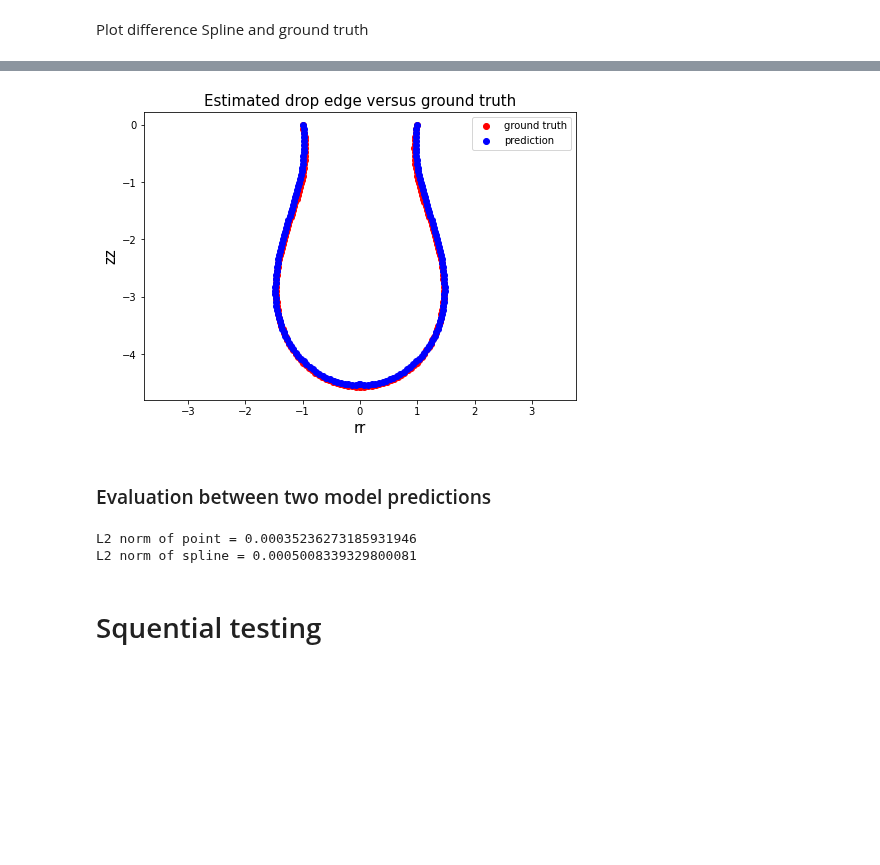
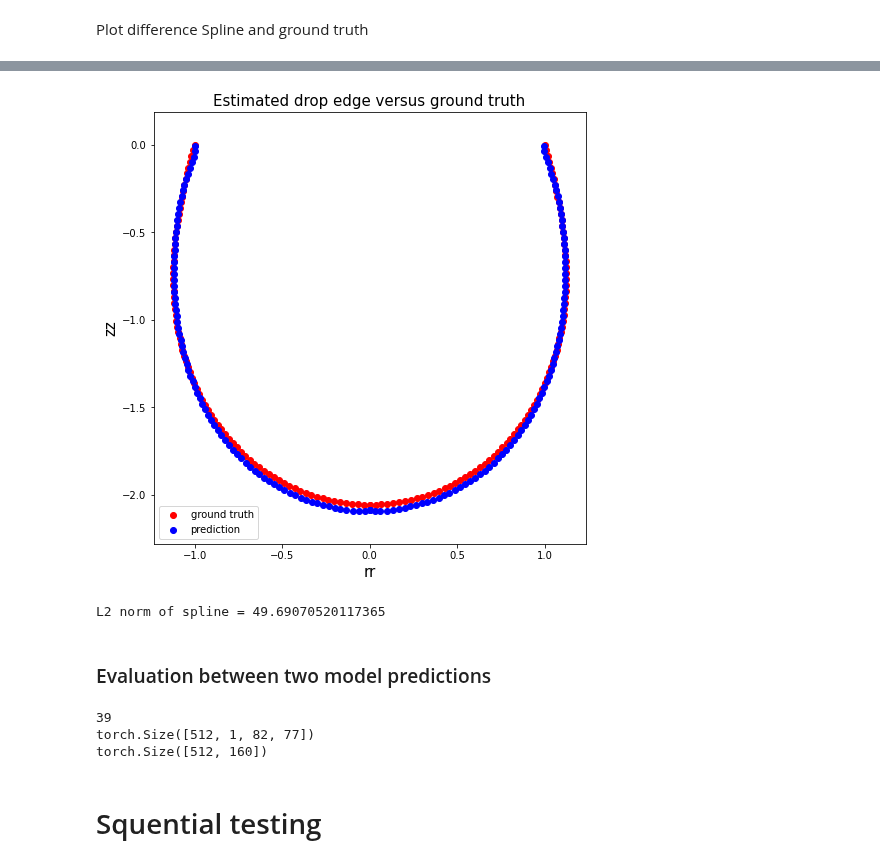
Before and after one commit to ShaoKAi100812/Pendant_Drop_Tensiometry_Prediction, a Jupyter notebook: main_combine.ipynb, the cells around one changed output, grey strips where cells are left out. Cells and saved outputs as stored; diff of their text form; code cells hidden in the pictures; blank space fills up the shorter version.

Commit message:
feat: Add batch testing set comparison for PictureNet

```diff
--- a/main_combine.ipynb
+++ b/main_combine.ipynb
@@ -1110,53 +1123,91 @@ current testing image = 155
 # %%
 # scattering points for ground truth
 gt_r_pos = test_y_pic_r
 gt_r_neg = -torch.flip(test_y_pic_r, [0])
 gt_z_pos = test_y_pic_z
 gt_z_neg = torch.flip(test_y_pic_z, [0])
 gt_r = torch.cat((gt_r_neg, gt_r_pos))
 gt_z = torch.cat((gt_z_neg, gt_z_pos))
 
 # scattering points for prediction
 pred_r_pos = score_pic_r
 pred_r_neg = -torch.flip(score_pic_r, [0])
 pred_z_pos = score_pic_z
 pred_z_neg = torch.flip(score_pic_z, [0])
 pred_r = torch.cat((pred_r_neg, pred_r_pos))
 pred_z = torch.cat((pred_z_neg, pred_z_pos))
 
 # plotting
-fig = plt.figure()
+fig,a1 = plt.subplots(1,1,figsize=(6, 6))
 a1 = fig.add_axes([0,0,1,1])
 a1.set_xlim(0,3)
 a1.set_title("Estimated drop edge versus ground truth", fontsize = 15)
 plt.scatter(gt_r, gt_z, c="red", label="ground truth")
 plt.scatter(pred_r, pred_z, c="blue", label="prediction")
 
 plt.xlabel("rr",fontsize = 15)
 plt.ylabel("zz",fontsize = 15)
 plt.legend()
 plt.axis('equal')
 plt.show()
 # %% [output]
-[figure, old version]
+[figure, new version]
+# %%
+x = torch.Tensor.cpu(model_picture_trained(test_x_pic_points[0].to(device=device))).detach().numpy()
+gt = test_y_pic_spline[0].numpy()
+
+# transfer coef to 160 edge points for evaluation
+pred_r = []
+pred_z = []
+gt_r = []
+gt_z = []
+for i in range(len(x)):
+    x_1_temp = np.matmul(YC ,x[i, 0:11])
+    x_2_temp = np.matmul(YC, x[i, 11:22])
+    gt_1_temp = np.matmul(YC, gt[i, 0:11])
+    gt_2_temp = np.matmul(YC, gt[i, 11:22])
+    pred_r.append(np.polyval(np.polyfit(s[0], x_1_temp.numpy(), 15), ss))
+    pred_z.append(np.polyval(np.polyfit(s[0], x_2_temp.numpy(), 15), ss))
+    gt_r.append(np.polyval(np.polyfit(s[0], gt_1_temp.numpy(), 15), ss))
+    gt_z.append(np.polyval(np.polyfit(s[0], gt_2_temp.numpy(), 15), ss))
+
+pred_r = np.array(pred_r)
+pred_z = np.array(pred_z)
+gt_r = np.array(gt_r)
+gt_z = np.array(gt_z)
+
+l2_x_spline = np.sum(np.power((gt_r - pred_r), 2))
+l2_y_spline = np.sum(np.power((gt_z - pred_z), 2))
+l2_spline = (l2_x_spline + l2_y_spline) / len(gt_r)
+print("L2 norm of spline =", l2_spline)
+# %% [output]
+L2 norm of spline = 49.69070520117365
 # %% [markdown]
 ### Evaluation between two model predictions
+# %%
+# testing cell for better viewing the length
+train_x_pic_points, train_y_pic_points
+
+print(len(train_x_pic_points))
+print(train_x_pic_points[0].shape)
+print(train_y_pic_points[0].shape)
+# %% [output]
+39
+torch.Size([512, 1, 82, 77])
+torch.Size([512, 160])
 # %%
-# Edge Points -> x_gt, y_gt, x_pred, y_pred
-# Spline -> gt_r, gt_z, pred_r, pred_z
+# # Edge Points -> x_gt, y_gt, x_pred, y_pred
+# # Spline -> gt_r, gt_z, pred_r, pred_z
 
-l2_x_points = torch.sum(torch.pow((x_gt - x_pred), 2))
-l2_y_points = torch.sum(torch.pow((y_gt - y_pred), 2))
-l2_points = (l2_x_points + l2_y_points) / len(x_gt)
-print("L2 norm of point =", l2_points.item())
+# l2_x_points = torch.sum(torch.pow((x_gt - x_pred), 2))
+# l2_y_points = torch.sum(torch.pow((y_gt - y_pred), 2))
+# l2_points = (l2_x_points + l2_y_points) / len(x_gt)
+# print("L2 norm of point =", l2_points.item())
 
-l2_x_spline = torch.sum(torch.pow((gt_r - pred_r), 2))
-l2_y_spline = torch.sum(torch.pow((gt_z - pred_z), 2))
-l2_spline = (l2_x_spline + l2_y_spline) / len(gt_r)
-print("L2 norm of spline =", l2_spline.item())
+# l2_x_spline = torch.sum(torch.pow((gt_r - pred_r), 2))
+# l2_y_spline = torch.sum(torch.pow((gt_z - pred_z), 2))
+# l2_spline = (l2_x_spline + l2_y_spline) / len(gt_r)
+# print("L2 norm of spline =", l2_spline.item())
-# %% [output]
-L2 norm of point = 0.00035236273185931946
-L2 norm of spline = 0.0005008339329800081
 # %% [markdown]
 # Squential testing
 # %% [markdown]
```
Also changed, not shown: parts of 22 cells of this notebook.
